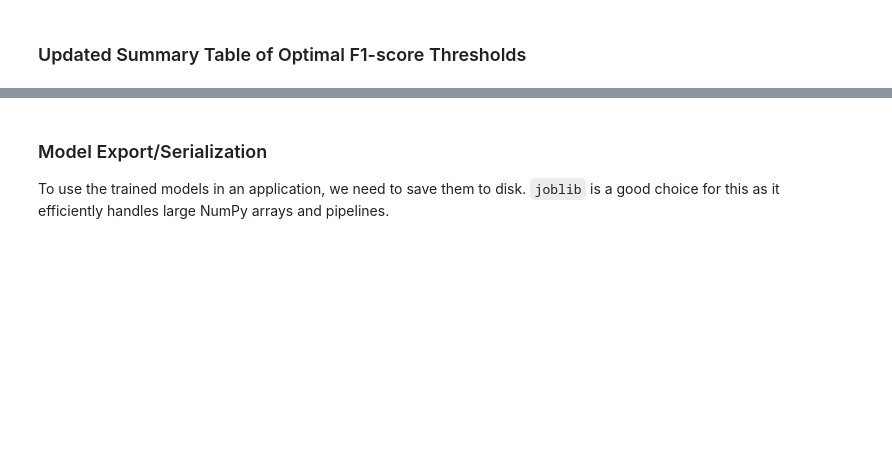
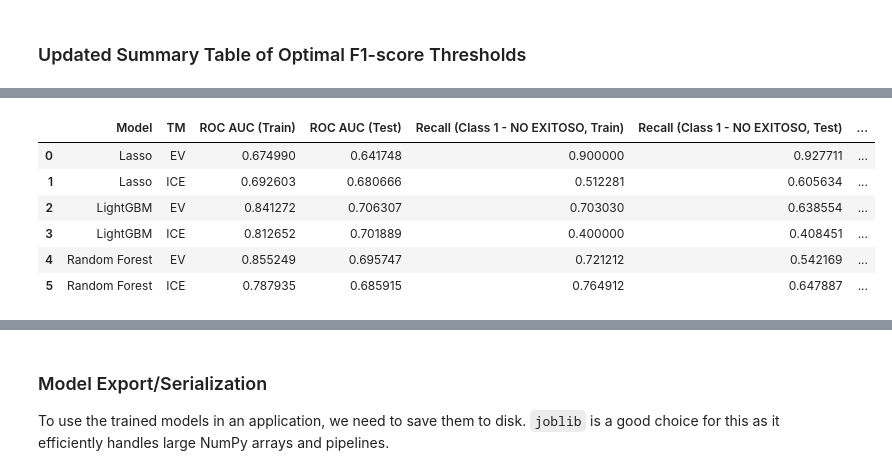
Before and after one commit to Andrea-125478/MCD, a Jupyter notebook: Reentrenamiento sin HEV.ipynb, the cells around one changed output, grey strips where cells are left out. Drawn from its saved outputs; the diff is of its cells as text; code cells hidden in the pictures; blank space fills up the shorter version.

```diff
--- a/Reentrenamiento sin HEV.ipynb
+++ b/Reentrenamiento sin HEV.ipynb
@@ -2324,0 +3177,92 @@ display(metrics_summary_df)
+# %%
+import pandas as pd
+
+# Prepare the data for the comprehensive metrics table
+metrics_data = {
+    'Model': [
+        'Lasso',
+        'Lasso',
+        'LightGBM',
+        'LightGBM',
+        'Random Forest',
+        'Random Forest'
+    ],
+    'TM': [
+        'EV',
+        'ICE',
+        'EV',
+        'ICE',
+        'EV',
+        'ICE'
+    ],
+    'ROC AUC (Train)': [
+        roc_auc_ev_lasso_train,
+        roc_auc_ice_lasso_train,
+        roc_auc_ev_lgbm_train,
+        roc_auc_ice_lgbm_train,
+        roc_auc_ev_rf_train, # From existing kernel state
+        roc_auc_ice_rf_v2_train # From existing kernel state
+    ],
+    'ROC AUC (Test)': [
+        roc_auc_ev_lasso,
+        roc_auc_ice_lasso,
+        roc_auc_ev_lgbm,
+        roc_auc_ice_lgbm,
+        roc_auc_ev_rf_test, # From existing kernel state
+        roc_auc_ice_rf_v2_test # From existing kernel state
+    ],
+    'Recall (Class 1 - NO EXITOSO, Train)': [
+        recall_1_ev_lasso_train,
+        recall_1_ice_lasso_train,
+        recall_1_ev_lgbm_train,
+        recall_1_ice_lgbm_train,
+        recall_1_ev_rf_train,
+        recall_1_ice_rf_v2_train
+    ],
+    'Recall (Class 1 - NO EXITOSO, Test)': [
+        recall_1_ev_lasso,
+        recall_1_ice_lasso,
+        recall_1_ev_lgbm,
+        recall_1_ice_lgbm,
+        recall_1_ev_rf_test,
+        recall_1_ice_rf_v2_test
+    ],
+    'Precision (Class 0 - EXITOSO, Train)': [
+        precision_0_ev_lasso_train,
+        precision_0_ice_lasso_train,
+        precision_0_ev_lgbm_train,
+        precision_0_ice_lgbm_train,
+        precision_0_ev_rf_train,
+        precision_0_ice_rf_v2_train
+    ],
+    'Precision (Class 0 - EXITOSO, Test)': [
+        precision_0_ev_lasso,
+        precision_0_ice_lasso,
+        precision_0_ev_lgbm,
+        precision_0_ice_lgbm,
+        precision_0_ev_rf_test,
+        precision_0_ice_rf_v2_test
+    ],
+    'F1-score (Class 1 - NO EXITOSO, Train)': [
+        f1_1_ev_lasso_train,
+        f1_1_ice_lasso_train,
+        f1_1_ev_lgbm_train,
+        f1_1_ice_lgbm_train,
+        f1_1_ev_rf_train,
+        f1_1_ice_rf_v2_train
+    ],
+    'F1-score (Class 1 - NO EXITOSO, Test)': [
+        f1_1_ev_lasso,
+        f1_1_ice_lasso,
+        f1_1_ev_lgbm,
+        f1_1_ice_lgbm,
+        f1_1_ev_rf_test,
+        f1_1_ice_rf_v2_test
+    ]
+}
+
+metrics_comparison_df = pd.DataFrame(metrics_data)
+
+print("Comprehensive Metrics Table (Train vs. Test):")
+display(metrics_comparison_df)
+# %% [output]
@@ -2324,0 +3270,7 @@ display(metrics_summary_df)
+|  | Model | TM | ROC AUC (Train) | ROC AUC (Test) | Recall (Class 1 - NO EXITOSO, Train) | Recall (Class 1 - NO EXITOSO, Test) | ... |
+| 0 | Lasso | EV | 0.674990 | 0.641748 | 0.900000 | 0.927711 | ... |
+| 1 | Lasso | ICE | 0.692603 | 0.680666 | 0.512281 | 0.605634 | ... |
+| 2 | LightGBM | EV | 0.841272 | 0.706307 | 0.703030 | 0.638554 | ... |
+| 3 | LightGBM | ICE | 0.812652 | 0.701889 | 0.400000 | 0.408451 | ... |
+| 4 | Random Forest | EV | 0.855249 | 0.695747 | 0.721212 | 0.542169 | ... |
+| 5 | Random Forest | ICE | 0.787935 | 0.685915 | 0.764912 | 0.647887 | ... |
```
Also changed, not shown: parts of 79 cells of this notebook.
